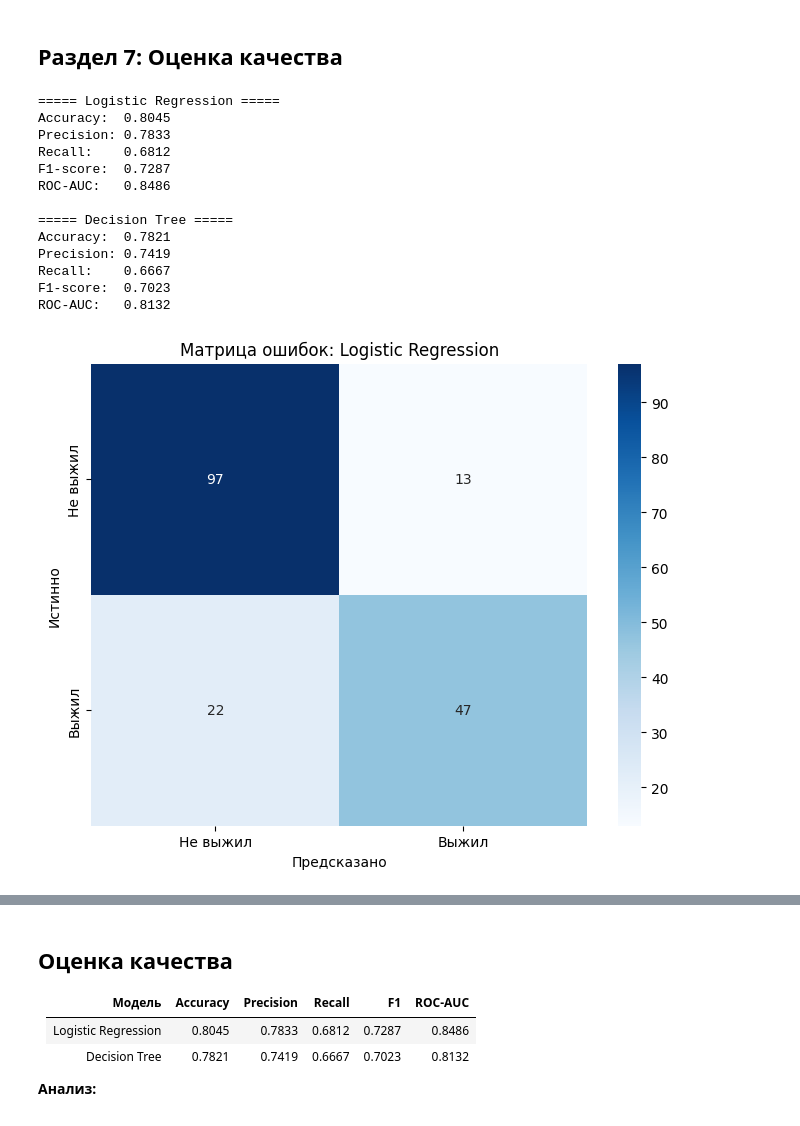
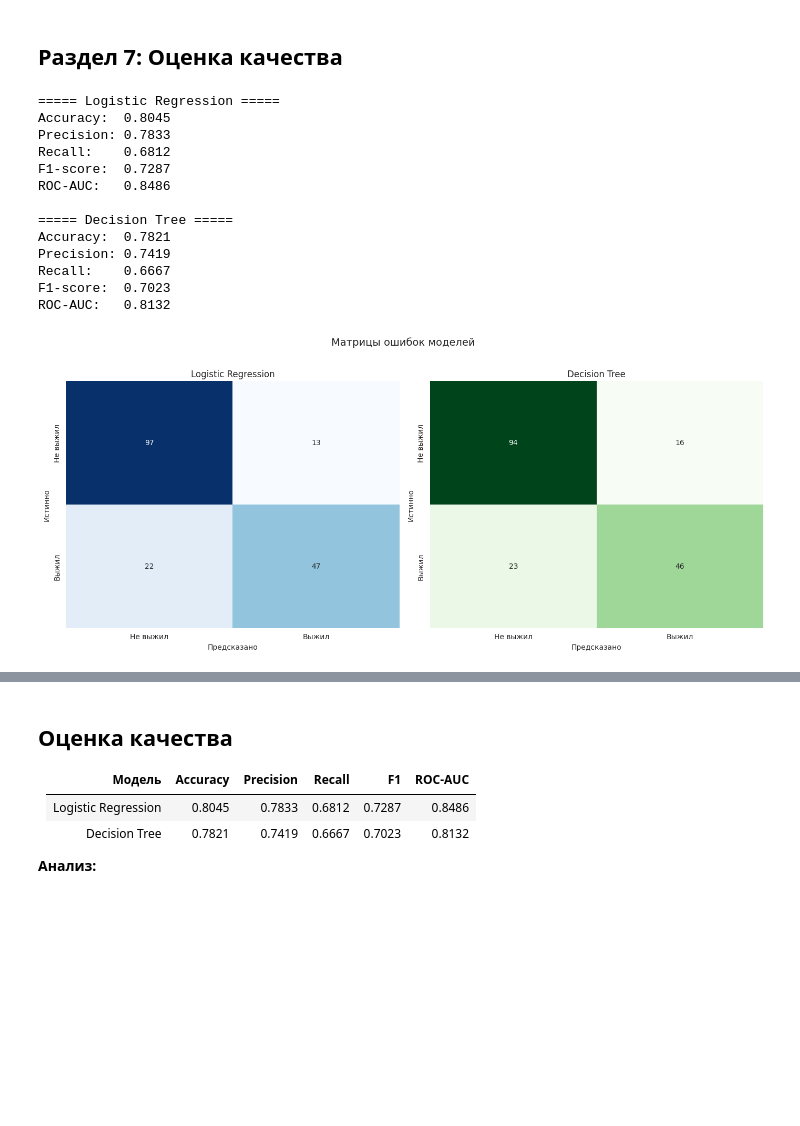
Before and after one commit to Devjatkova/ml-course-devyatkova, a Jupyter notebook: module-1-titanic/notebook.ipynb, the cells around one changed output, grey strips where cells are left out. Drawn from its saved outputs; the diff is of its cells as text; code cells hidden in the pictures; blank space fills up the shorter version.

```diff
--- a/module-1-titanic/notebook.ipynb
+++ b/module-1-titanic/notebook.ipynb
@@ -337,41 +318,60 @@ def evaluate_model(y_true, y_pred, y_proba, model_name):
 evaluate_model(y_test, y_pred_lr, y_proba_lr, 'Logistic Regression')
 evaluate_model(y_test, y_pred_dt, y_proba_dt, 'Decision Tree')
 
-# Матрица ошибок для LR
-plt.figure(figsize=(8, 6))
+# Матрицы ошибок для обеих моделей на одном графике
+fig, axes = plt.subplots(1, 2, figsize=(14, 6))
+
+# Матрица ошибок для Logistic Regression
 cm_lr = confusion_matrix(y_test, y_pred_lr)
 sns.heatmap(cm_lr, annot=True, fmt='d', cmap='Blues',
-            xticklabels=['Не выжил', 'Выжил'], yticklabels=['Не выжил', 'Выжил'])
-plt.title('Матрица ошибок: Logistic Regression')
-plt.xlabel('Предсказано')
-plt.ylabel('Истинно')
+            xticklabels=['Не выжил', 'Выжил'],
+            yticklabels=['Не выжил', 'Выжил'],
+            ax=axes[0], cbar=False)
+axes[0].set_title('Logistic Regression')
+axes[0].set_xlabel('Предсказано')
+axes[0].set_ylabel('Истинно')
+
+# Матрица ошибок для Decision Tree
+cm_dt = confusion_matrix(y_test, y_pred_dt)
+sns.heatmap(cm_dt, annot=True, fmt='d', cmap='Greens',
+            xticklabels=['Не выжил', 'Выжил'],
+            yticklabels=['Не выжил', 'Выжил'],
+            ax=axes[1], cbar=False)
+axes[1].set_title('Decision Tree')
+axes[1].set_xlabel('Предсказано')
+axes[1].set_ylabel('Истинно')
+
+plt.suptitle('Матрицы ошибок моделей', fontsize=14, y=1.02)
+plt.tight_layout()
+plt.savefig('examples/confusion_matrices.png', dpi=150, bbox_inches='tight')
 plt.show()
 
 # ROC-кривые
 plt.figure(figsize=(8, 6))
 fpr_lr, tpr_lr, _ = roc_curve(y_test, y_proba_lr)
 fpr_dt, tpr_dt, _ = roc_curve(y_test, y_proba_dt)
 plt.plot(fpr_lr, tpr_lr, label=f'LR (AUC = {roc_auc_score(y_test, y_proba_lr):.3f})', lw=2)
 plt.plot(fpr_dt, tpr_dt, label=f'DT (AUC = {roc_auc_score(y_test, y_proba_dt):.3f})', lw=2)
 plt.plot([0, 1], [0, 1], 'k--', label='Случай (AUC = 0.5)')
 plt.xlabel('False Positive Rate')
 plt.ylabel('True Positive Rate')
 plt.title('ROC-кривые')
 plt.legend()
 plt.grid(alpha=0.3)
+plt.savefig('examples/roc_curves.png', dpi=150, bbox_inches='tight')
 plt.show()
 # %% [output]
 ===== Logistic Regression =====
 Accuracy:  0.8045
 Precision: 0.7833
 Recall:    0.6812
 F1-score:  0.7287
 ROC-AUC:   0.8486
 
 ===== Decision Tree =====
 Accuracy:  0.7821
 Precision: 0.7419
 Recall:    0.6667
 F1-score:  0.7023
 ROC-AUC:   0.8132
-[figure, old version]
+[figure, new version]
```
Also changed, not shown: parts of 8 cells of this notebook.
